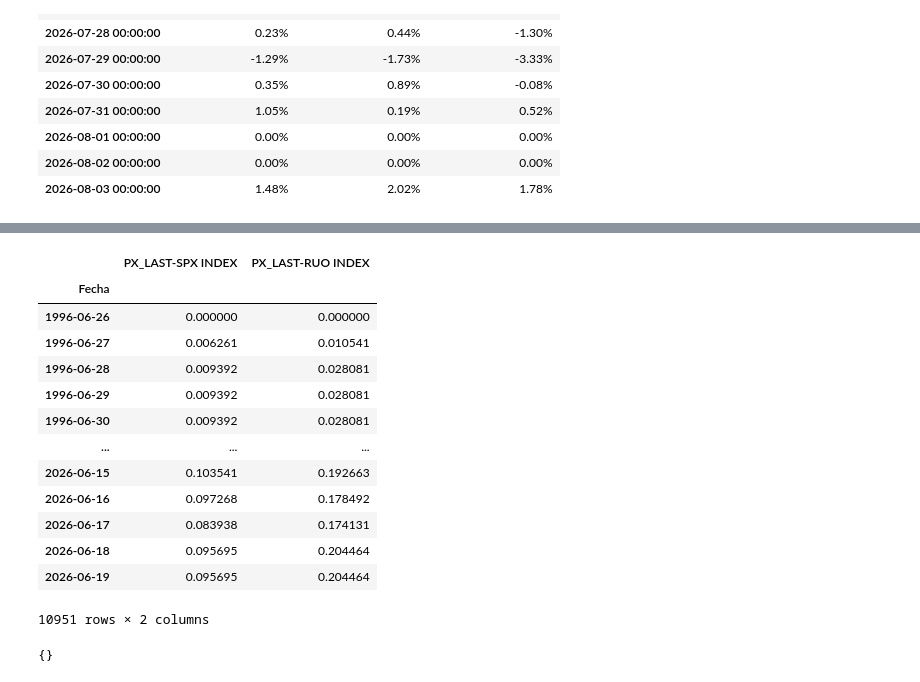
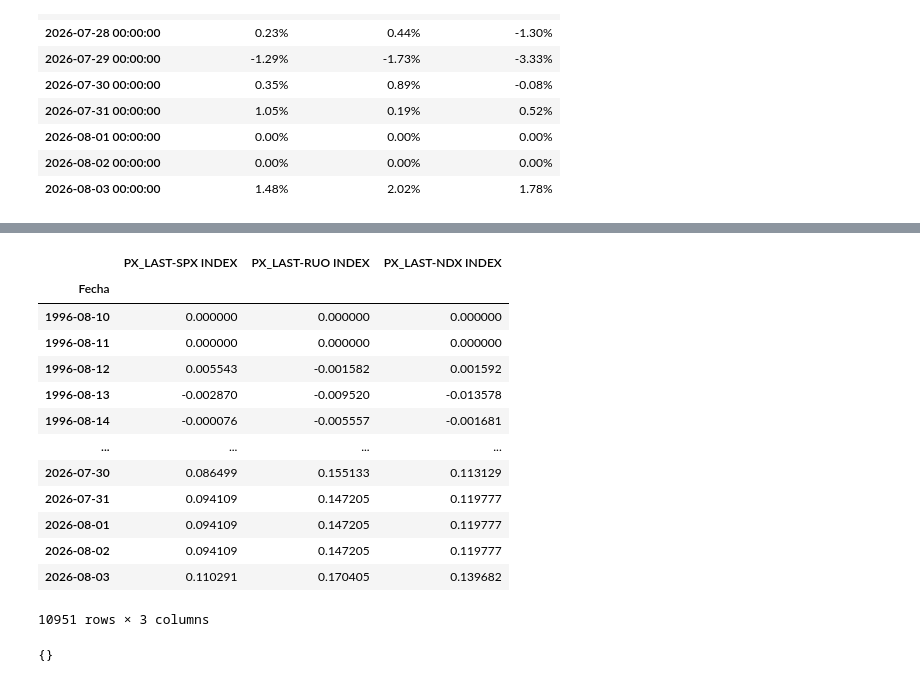
Before and after one commit to jc-ocampob/helpers_ps, a Jupyter notebook: Pruebas.ipynb, the cells around one changed output, grey strips where cells are left out. Cells and saved outputs as stored; diff of their text form; code cells hidden in the pictures.

```diff
--- a/Pruebas.ipynb
+++ b/Pruebas.ipynb
@@ -184,22 +194,22 @@ GraphMtplt()
 # %%
 data_indices_i
-x = hp.ytd(data_indices_i)
+x = hp.FinCalculations.ytd(data_indices_i)
 x
 # %% [output]
-|  | PX_LAST-SPX INDEX | PX_LAST-RUO INDEX |
-| Fecha |  |  |
-| 1996-06-26 | 0.000000 | 0.000000 |
-| 1996-06-27 | 0.006261 | 0.010541 |
-| 1996-06-28 | 0.009392 | 0.028081 |
-| 1996-06-29 | 0.009392 | 0.028081 |
-| 1996-06-30 | 0.009392 | 0.028081 |
-| ... | ... | ... |
-| 2026-06-15 | 0.103541 | 0.192663 |
-| 2026-06-16 | 0.097268 | 0.178492 |
-| 2026-06-17 | 0.083938 | 0.174131 |
-| 2026-06-18 | 0.095695 | 0.204464 |
-| 2026-06-19 | 0.095695 | 0.204464 |
+|  | PX_LAST-SPX INDEX | PX_LAST-RUO INDEX | PX_LAST-NDX INDEX |
+| Fecha |  |  |  |
+| 1996-08-10 | 0.000000 | 0.000000 | 0.000000 |
+| 1996-08-11 | 0.000000 | 0.000000 | 0.000000 |
+| 1996-08-12 | 0.005543 | -0.001582 | 0.001592 |
+| 1996-08-13 | -0.002870 | -0.009520 | -0.013578 |
+| 1996-08-14 | -0.000076 | -0.005557 | -0.001681 |
+| ... | ... | ... | ... |
+| 2026-07-30 | 0.086499 | 0.155133 | 0.113129 |
+| 2026-07-31 | 0.094109 | 0.147205 | 0.119777 |
+| 2026-08-01 | 0.094109 | 0.147205 | 0.119777 |
+| 2026-08-02 | 0.094109 | 0.147205 | 0.119777 |
+| 2026-08-03 | 0.110291 | 0.170405 | 0.139682 |
-10951 rows × 2 columns
+10951 rows × 3 columns
 # %%
 graficos_lamina1
 # %% [output]
```
Also changed, not shown: parts of 4 cells of this notebook, 25 other files.
